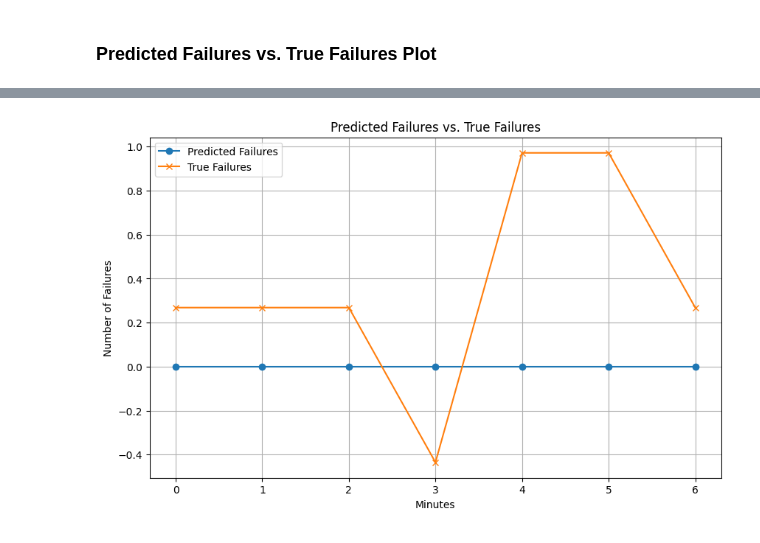
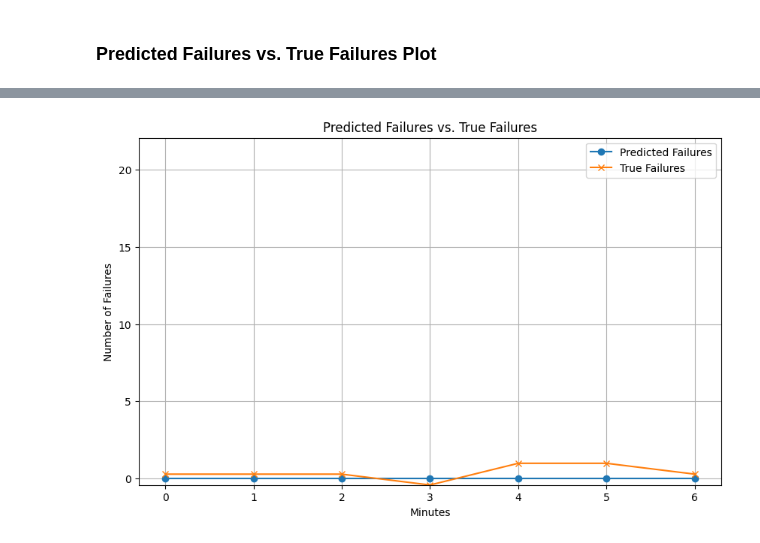
Before and after one commit to yyzangg/honours-programme-project, a Jupyter notebook: TCN.ipynb, the cells around one changed output, grey strips where cells are left out. Saved outputs shown, nothing was run; the diff lists cells and outputs as text; code cells hidden in the pictures.

```diff
--- a/TCN.ipynb
+++ b/TCN.ipynb
@@ -515,6 +530,7 @@ plt.xlabel('Minutes')
 plt.ylabel('Number of Failures')
 plt.title('Predicted Failures vs. True Failures')
 plt.legend()
+plt.ylim(target_min_min, target_max_min)
 plt.grid(True)
 plt.show()
 # %% [output]
@@ -528,7 +544,7 @@ plt.show()
 Predicted failures for the next 7 minutes:
 [0.0, 0.0, 0.0, 0.0, 0.0, 0.0, 0.0]
 
 Mean Squared Error for Predictions: 0.3382
 
 Mean Absolute Error for Predictions: 0.4933
-[figure, old version]
+[figure, new version]
```
Also changed, not shown: parts of 13 cells of this notebook, 4 other files.
